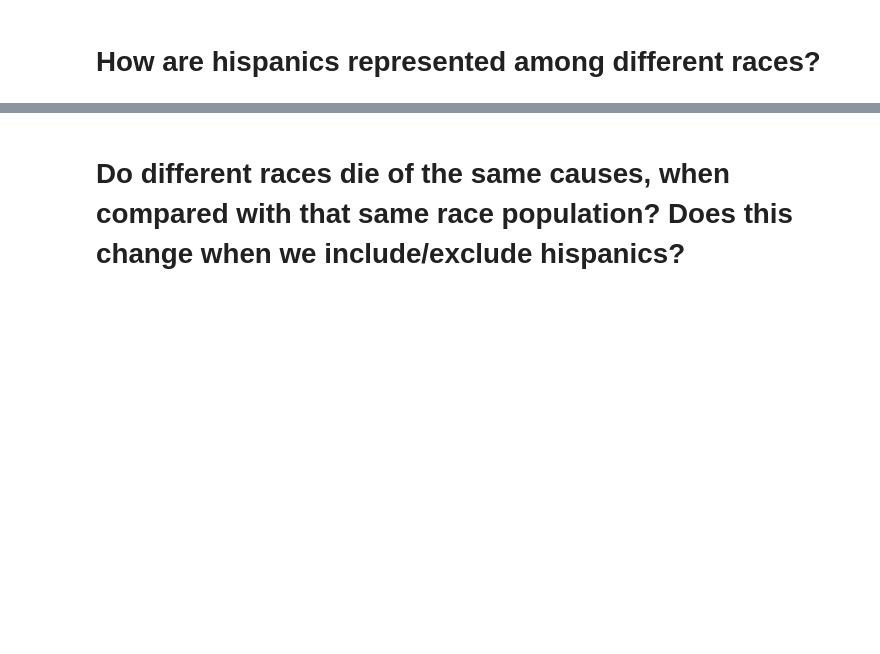
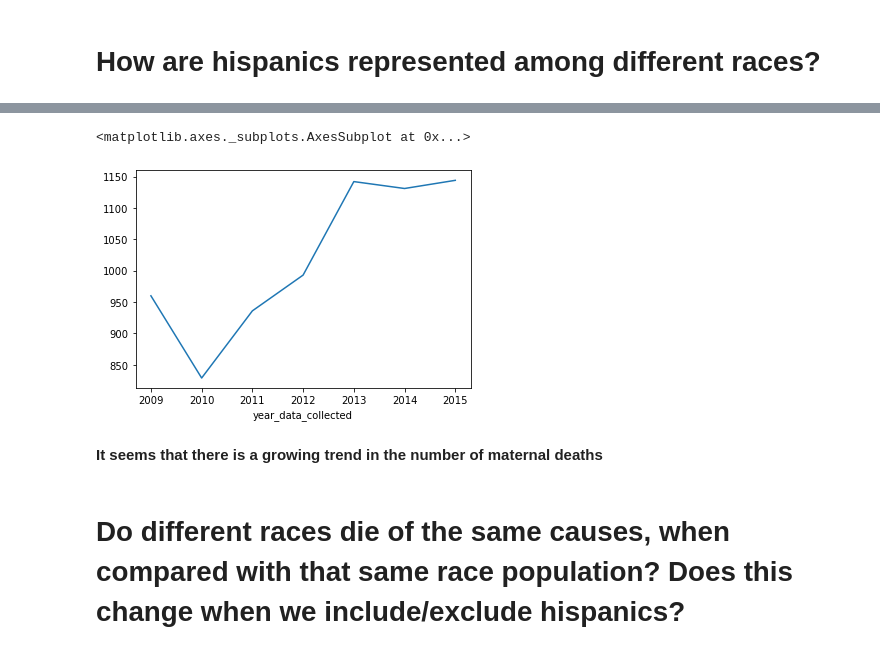
Before and after one commit to andrezafeu/maternal_mortality, a Jupyter notebook: EDA.ipynb, the cells around one changed output, grey strips where cells are left out. Saved outputs shown, nothing was run; the diff lists cells and outputs as text; code cells hidden in the pictures; blank space fills up the shorter version.

Commit message:
Plot line graph of deaths per year, refactoring

```diff
--- a/EDA.ipynb
+++ b/EDA.ipynb
@@ -177,0 +180,3 @@ dtype: int64
+# %%
+df_deaths_by_year = df.groupby(['year_data_collected']).size()
+df_deaths_by_year
@@ -178,3 +193,10 @@ dtype: int64
+# %%
+df_deaths_by_year.plot.line()
+# %% [output]
+<matplotlib.axes._subplots.AxesSubplot at 0x...>
+[figure, added]
+# %% [markdown]
+**It seems that there is a growing trend in the number of maternal deaths**
 # %% [markdown]
 # Do different races die of the same causes, when compared with that same race population? Does this change when we include/exclude hispanics?
 # %%
```
Also changed, not shown: parts of 32 cells of this notebook.
